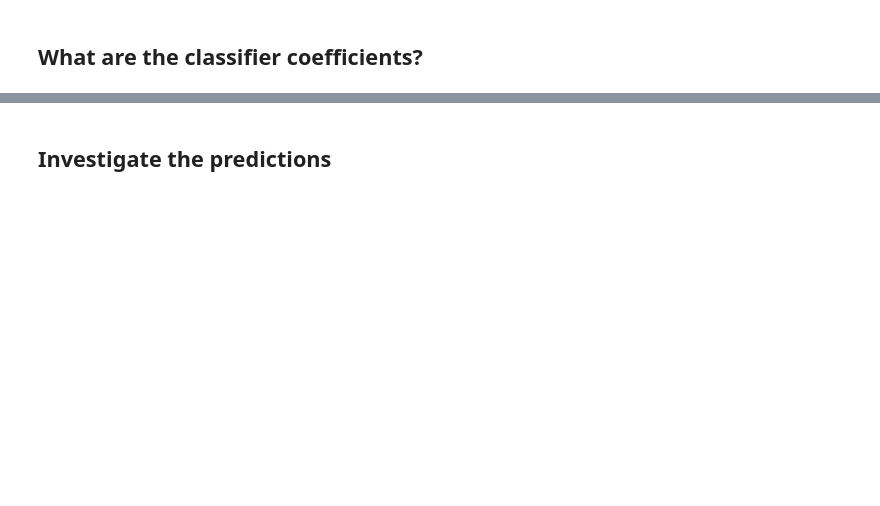
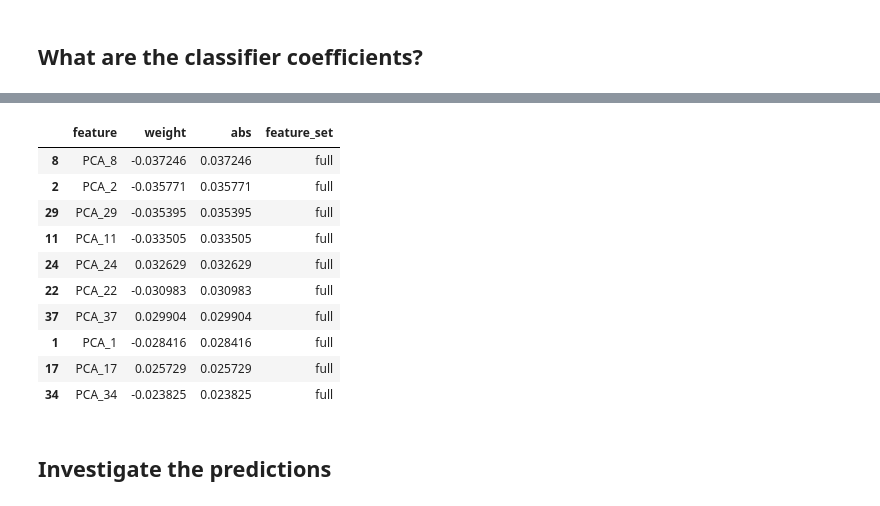
Before and after one commit to cognoma/machine-learning, a Jupyter notebook: 2.TCGA-MLexample-covariates.ipynb, the cells around one changed output, grey strips where cells are left out. Saved outputs shown, nothing was run; the diff lists cells and outputs as text; code cells hidden in the pictures; blank space fills up the shorter version.

```diff
--- a/2.TCGA-MLexample-covariates.ipynb
+++ b/2.TCGA-MLexample-covariates.ipynb
@@ -283,3 +293,8 @@ final_classifiers = {
     model: pipeline.named_steps['classify']
     for model, pipeline in final_pipelines.items()
 }
+
+coef_df = pd.concat([
+    get_model_coefficients(classifier, model, covariates.columns)
+    for model, classifier in final_classifiers.items()
+])
@@ -324,3 +311,18 @@ coef_df_dict[model].head(10)
+# %%
+model_coef_df = coef_df[coef_df['feature_set'] == 'full']
+model_coef_df.head(10)
+# %% [output]
+|  | feature | weight | abs | feature_set |
+| 8 | PCA_8 | -0.037246 | 0.037246 | full |
+| 2 | PCA_2 | -0.035771 | 0.035771 | full |
+| 29 | PCA_29 | -0.035395 | 0.035395 | full |
+| 11 | PCA_11 | -0.033505 | 0.033505 | full |
+| 24 | PCA_24 | 0.032629 | 0.032629 | full |
+| 22 | PCA_22 | -0.030983 | 0.030983 | full |
+| 37 | PCA_37 | 0.029904 | 0.029904 | full |
+| 1 | PCA_1 | -0.028416 | 0.028416 | full |
+| 17 | PCA_17 | 0.025729 | 0.025729 | full |
+| 34 | PCA_34 | -0.023825 | 0.023825 | full |
 # %% [markdown]
 ## Investigate the predictions
 # %%
```
Also changed, not shown: parts of 32 cells of this notebook, 2 other files.
